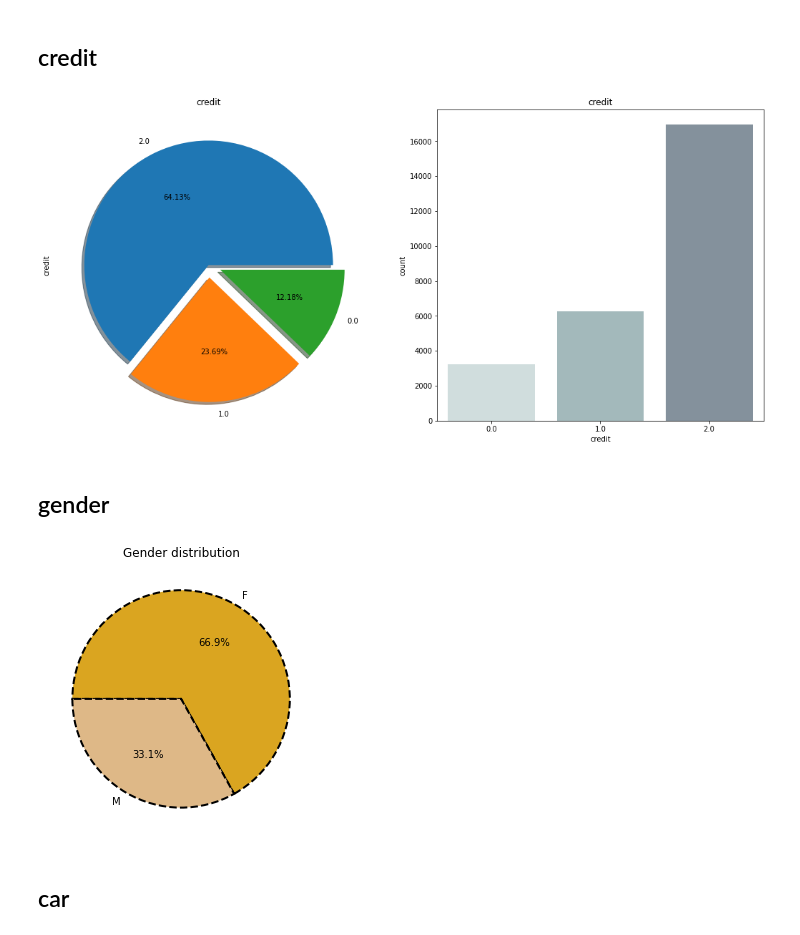
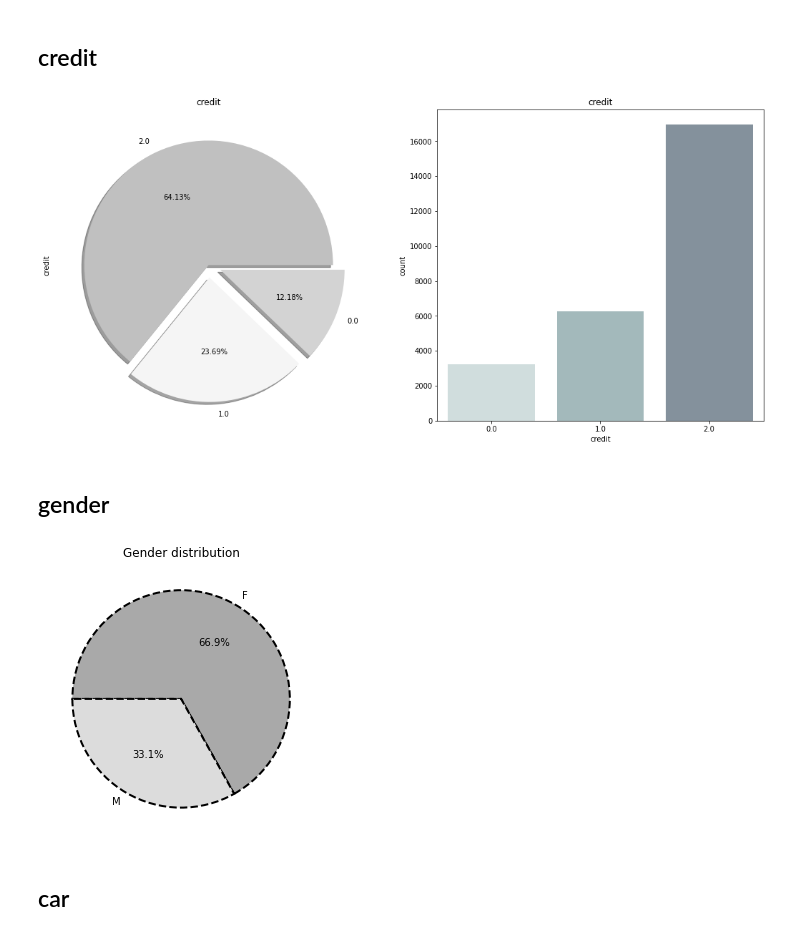
Before and after one commit to Byeon-MJ/CreditCard_Overdue_Prediction, a Jupyter notebook: ML_CreditCard_Classification_Final.ipynb, the cells around one changed output. Drawn from its saved outputs; the diff is of its cells as text; code cells hidden in the pictures.

```diff
--- a/ML_CreditCard_Classification_Final.ipynb
+++ b/ML_CreditCard_Classification_Final.ipynb
@@ -117,25 +124,25 @@ train.describe(include='O')
 f, ax = plt.subplots(1, 2, figsize=(18,8))
 # palette = sns.color_palette('Greys_r')
 palette = sns.color_palette('bone_r')
-train['credit'].value_counts().plot.pie(explode=[0,0.1, 0.1],autopct='%1.2f%%',ax=ax[0],shadow=True)
+train['credit'].value_counts().plot.pie(explode=[0,0.1, 0.1],autopct='%1.2f%%',ax=ax[0],shadow=True, colors =['silver', 'whitesmoke','lightgrey'])
 ax[0].set_title('credit')
 ax[0].set_ylabel('credit')
 sns.countplot('credit',data=train,ax=ax[1], palette=palette)
 ax[1].set_title('credit')
 plt.show()
 # %% [output]
-[figure, old version]
+[figure, new version]
 # %% [markdown]
 ## gender
 # %%
 df1= train.groupby('gender').count()['index']
 fig = plt.figure(figsize=(5,5))
 fig.set_facecolor('white')
-plt.pie(df1, labels=df1.index,colors=['goldenrod','burlywood'], startangle=180,autopct='%1.1f%%',counterclock=False,wedgeprops = {'edgecolor':'k','linestyle':'--','linewidth':2})
+plt.pie(df1, labels=df1.index,colors=['darkgray','gainsboro'], startangle=180,autopct='%1.1f%%',counterclock=False,wedgeprops = {'edgecolor':'k','linestyle':'--','linewidth':2})
 plt.title('Gender distribution')
 plt.show()
 # %% [output]
-[figure, old version]
+[figure, new version]
 # %% [markdown]
 ## car
 # %%
```
Also changed, not shown: parts of 21 cells of this notebook.
